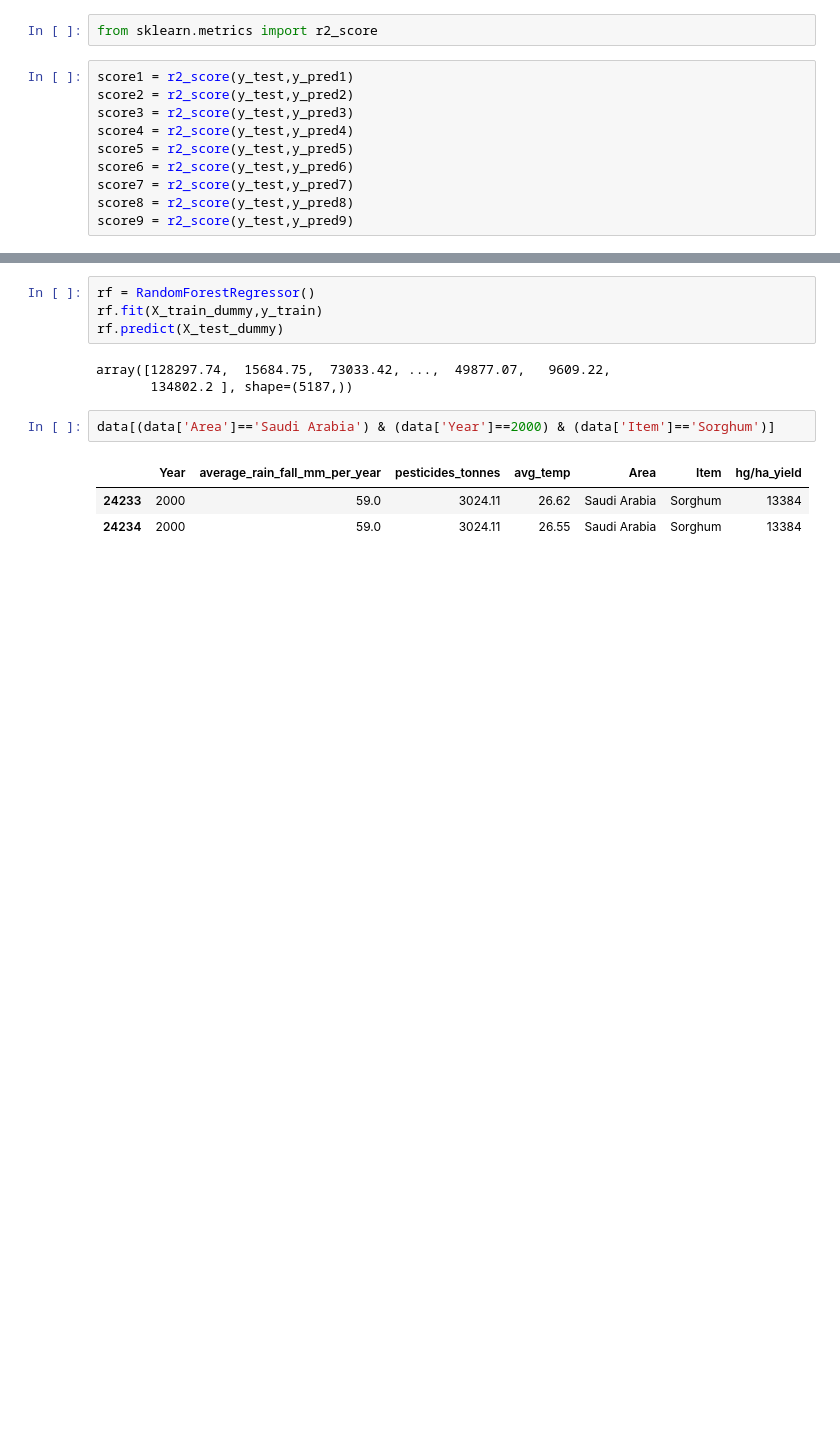
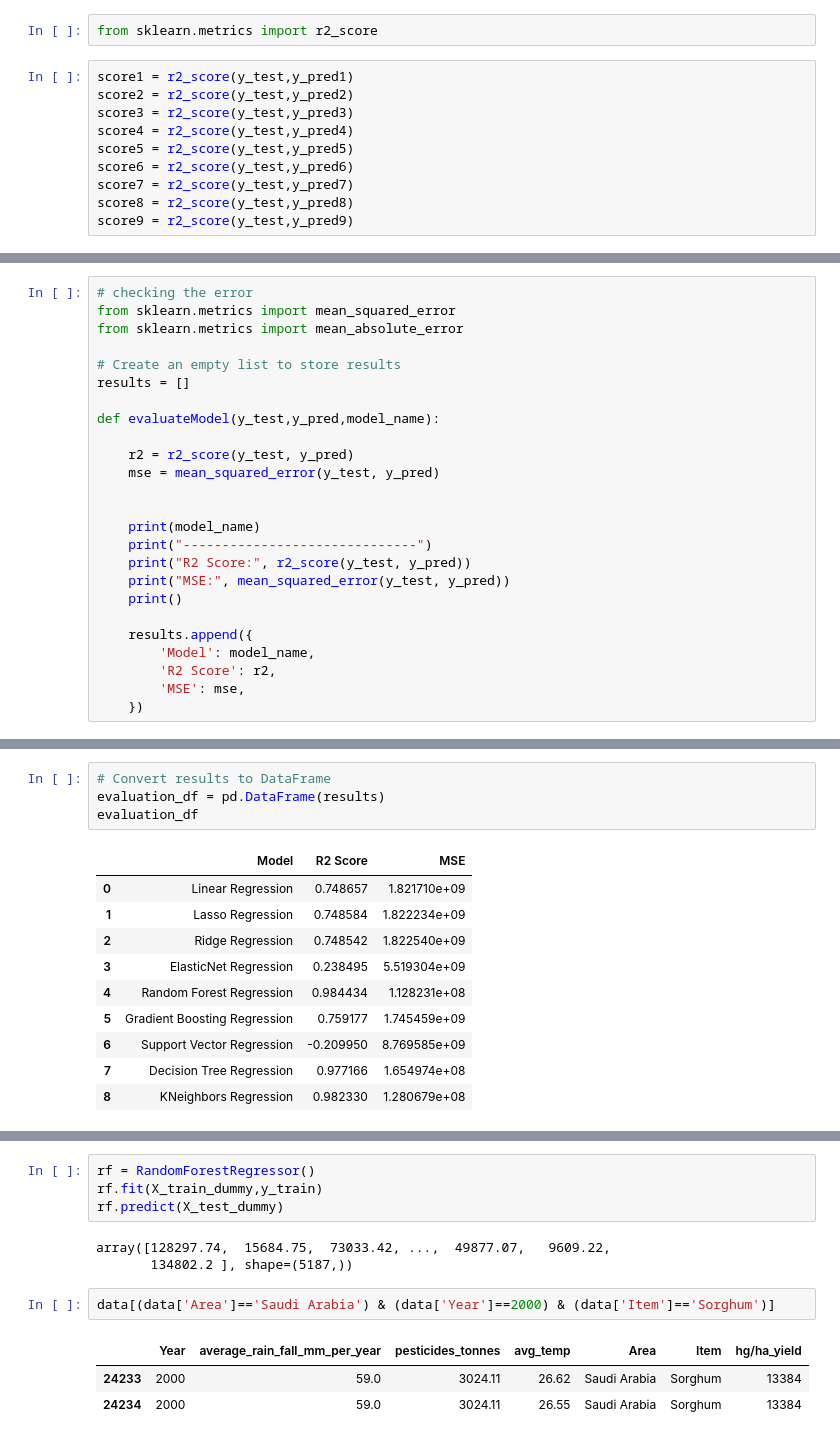
Before and after one commit to Salvation4441/CropYield, a Jupyter notebook: main.ipynb, the cells around one changed output, grey strips where cells are left out. Saved outputs shown, nothing was run; the diff lists cells and outputs as text; blank space fills up the shorter version.

```diff
--- a/main.ipynb
+++ b/main.ipynb
@@ -435,0 +436,25 @@ score1,score2,score3,score4,score5,score6,score7,score8,score9
+# %%
+# checking the error
+from sklearn.metrics import mean_squared_error
+from sklearn.metrics import mean_absolute_error
+
+# Create an empty list to store results
+results = []
+
+def evaluateModel(y_test,y_pred,model_name):
+
+    r2 = r2_score(y_test, y_pred)
+    mse = mean_squared_error(y_test, y_pred)
+
+
+    print(model_name)
+    print("------------------------------")
+    print("R2 Score:", r2_score(y_test, y_pred))
+    print("MSE:", mean_squared_error(y_test, y_pred))
+    print()
+
+    results.append({
+        'Model': model_name,
+        'R2 Score': r2,
+        'MSE': mse,
+    })
@@ -436,3 +489,18 @@ score1,score2,score3,score4,score5,score6,score7,score8,score9
+# %%
+# Convert results to DataFrame
+evaluation_df = pd.DataFrame(results)
+evaluation_df
+# %% [output]
+|  | Model | R2 Score | MSE |
+| 0 | Linear Regression | 0.748657 | 1.821710e+09 |
+| 1 | Lasso Regression | 0.748584 | 1.822234e+09 |
+| 2 | Ridge Regression | 0.748542 | 1.822540e+09 |
+| 3 | ElasticNet Regression | 0.238495 | 5.519304e+09 |
+| 4 | Random Forest Regression | 0.984434 | 1.128231e+08 |
+| 5 | Gradient Boosting Regression | 0.759177 | 1.745459e+09 |
+| 6 | Support Vector Regression | -0.209950 | 8.769585e+09 |
+| 7 | Decision Tree Regression | 0.977166 | 1.654974e+08 |
+| 8 | KNeighbors Regression | 0.982330 | 1.280679e+08 |
 # %%
 # visualize the results
 final_result = pd.DataFrame({
```
Also changed, not shown: parts of 16 cells of this notebook, 2 other files.
